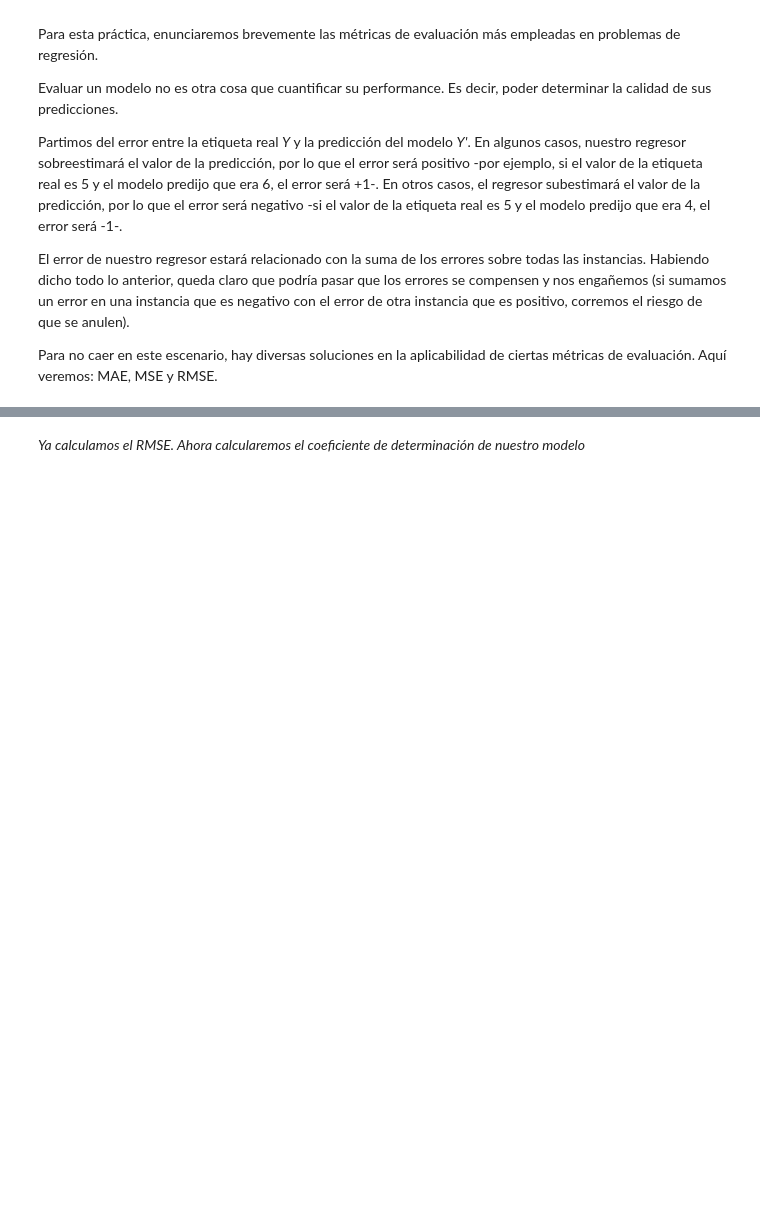
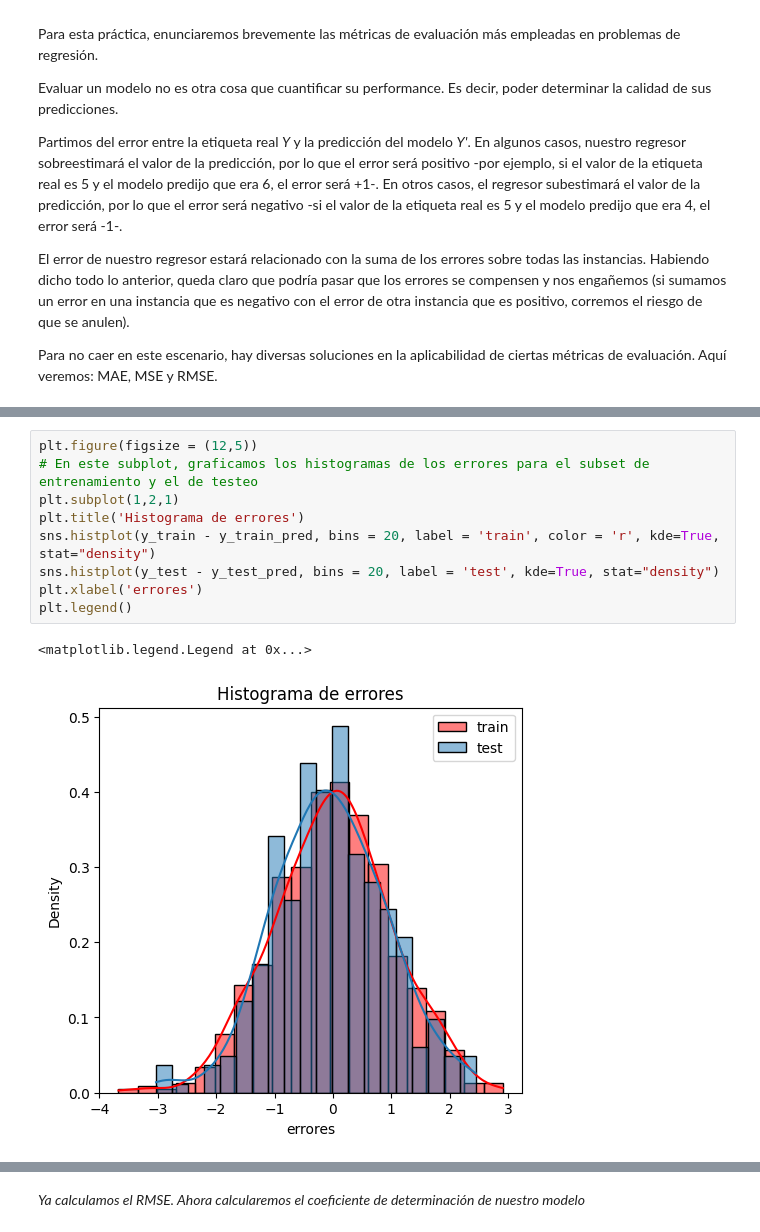
Before and after one commit to Marianopopov/MODULO-6, a Jupyter notebook: Clase 01/Práctica_01 Marcelo.ipynb, the cells around one changed output, grey strips where cells are left out. Saved outputs shown, nothing was run; the diff lists cells and outputs as text; blank space fills up the shorter version.

```diff
--- a/Clase 01/Práctica_01 Marcelo.ipynb
+++ b/Clase 01/Práctica_01 Marcelo.ipynb
@@ -222 +244,13 @@ https://scikit-learn.org/stable/modules/generated/sklearn.metrics.r2_score.html
+# %%
+plt.figure(figsize = (12,5))
+# En este subplot, graficamos los histogramas de los errores para el subset de entrenamiento y el de testeo
+plt.subplot(1,2,1)
+plt.title('Histograma de errores')
+sns.histplot(y_train - y_train_pred, bins = 20, label = 'train', color = 'r', kde=True, stat="density")
+sns.histplot(y_test - y_test_pred, bins = 20, label = 'test', kde=True, stat="density")
+plt.xlabel('errores')
+plt.legend()
+# %% [output]
+<matplotlib.legend.Legend at 0x...>
+[figure, added]
 # %%
```
Also changed, not shown: parts of 18 cells of this notebook.
